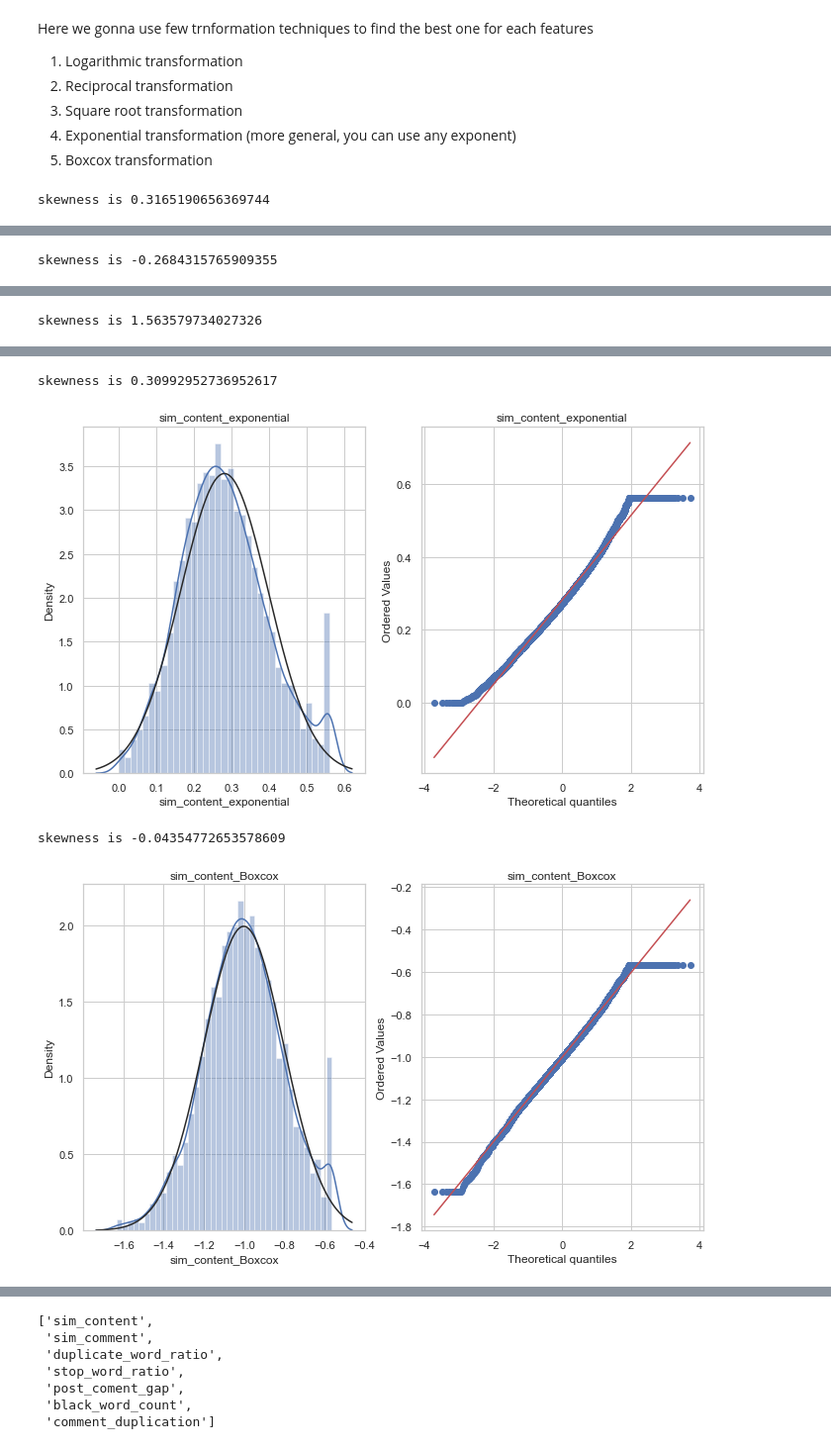
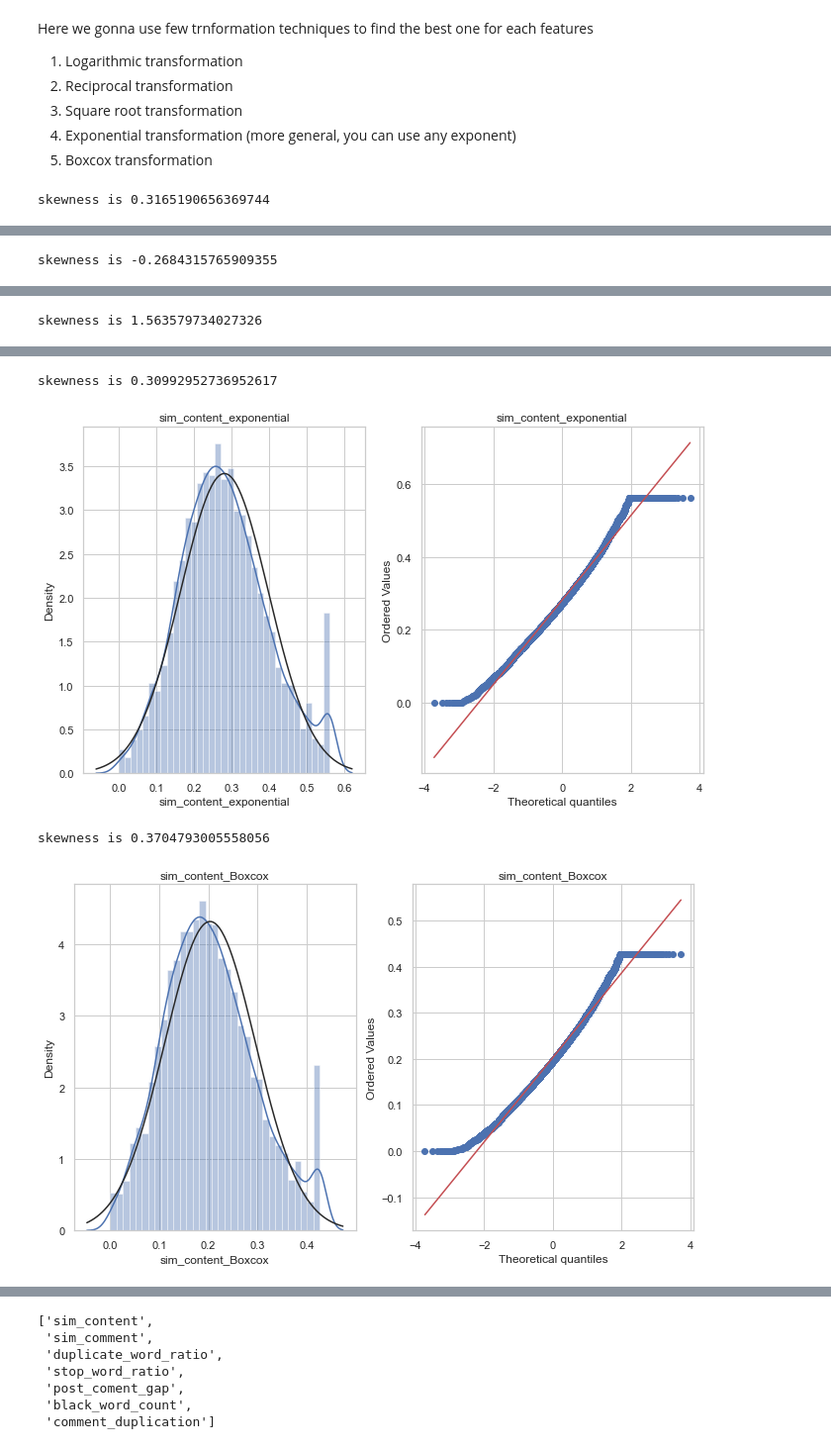
Before and after one commit to OvinduWijethunge/Machine_Learning_Projects, a Jupyter notebook: youtube spam classifier/EAD & FE.ipynb, the cells around one changed output, grey strips where cells are left out. Shown at 99% size. Saved outputs shown, nothing was run; the diff lists cells and outputs as text; code cells hidden in the pictures.

```diff
--- a/youtube spam classifier/EAD & FE.ipynb
+++ b/youtube spam classifier/EAD & FE.ipynb
@@ -822,33 +823,33 @@ df12 = df11.copy()
 # %%
 for i in ['sim_content']:
     df12[i+'_log']=np.log1p(df12[i])
     plot_data(df12,i+'_log')
 
    # df12[i+'_reciprocal']=1/df12[i]
    # plot_data(df12,i+'_reciprocal')
 
     df12[i+'_sqr_root']=df12[i]**(1/2)
     plot_data(df12,i+'_sqr_root')
 
     df12[i+'_sqr']=df12[i]**2
     plot_data(df12,i+'_sqr')
 
     df12[i+'_exponential']=df12[i]**(1/1.2)
     plot_data(df12,i+'_exponential')
 
-    df12[i+'_Boxcox'],parameters=stat.boxcox(df12[i]+0.000001)
+    df12[i+'_Boxcox']=boxcox1p(df12[i],0.25)
     plot_data(df12,i+'_Boxcox')
 # %% [output]
 skewness is 0.3165190656369744
 [figure]
 skewness is -0.2684315765909355
 [figure]
 skewness is 1.563579734027326
 [figure]
 skewness is 0.30992952736952617
 [figure]
-skewness is -0.04354772653578609
+skewness is 0.3704793005558056
-[figure, old version]
+[figure, new version]
 # %%
 # boxcox transformation is better for sim_content
 # we gonna add it to df11
```
Also changed, not shown: parts of 20 cells of this notebook, 3 other files.
